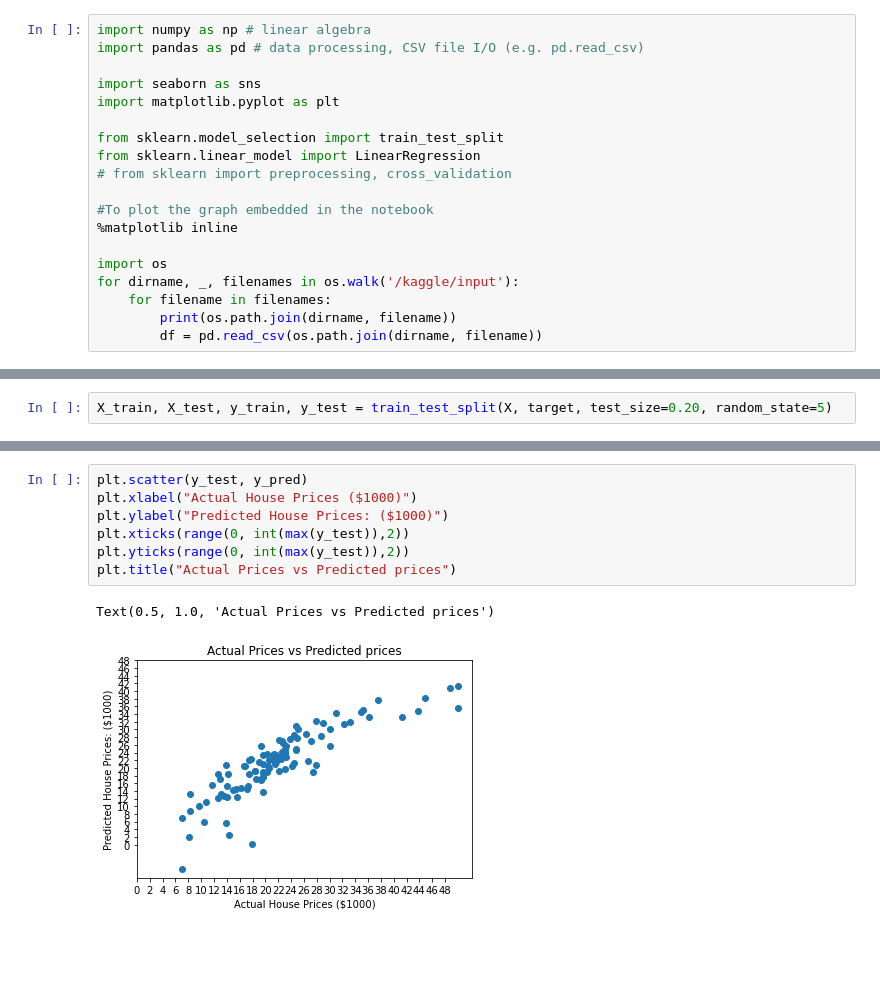
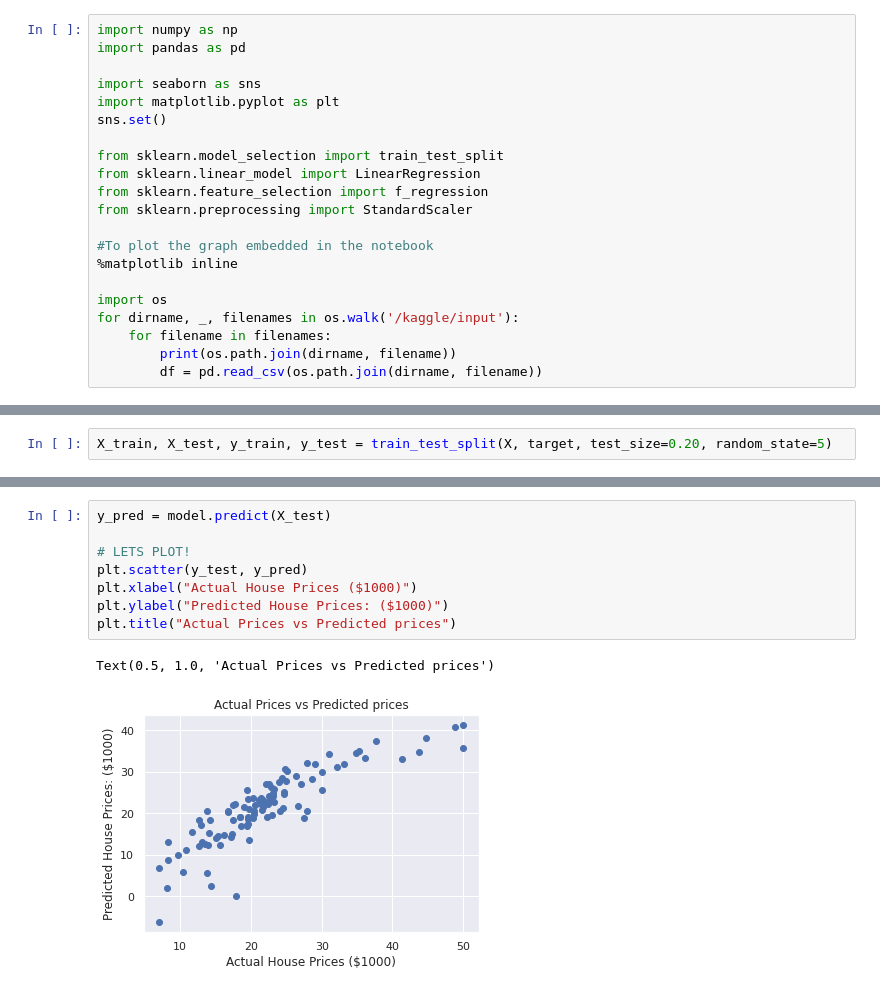
Before and after one commit to Tashhfia/Boston-House-Prices, a Jupyter notebook: house-price-prediction.ipynb, the cells around one changed output, grey strips where cells are left out. Saved outputs shown, nothing was run; the diff lists cells and outputs as text; blank space fills up the shorter version.

Commit message:
Kaggle Notebook | House-Price-Prediction-With-LinearRegression | Version 7

```diff
--- a/house-price-prediction.ipynb
+++ b/house-price-prediction.ipynb
@@ -1,13 +1,15 @@
 # %%
-import numpy as np # linear algebra
-import pandas as pd # data processing, CSV file I/O (e.g. pd.read_csv)
+import numpy as np
+import pandas as pd
 
 import seaborn as sns
 import matplotlib.pyplot as plt
+sns.set()
 
 from sklearn.model_selection import train_test_split
 from sklearn.linear_model import LinearRegression
-# from sklearn import preprocessing, cross_validation
+from sklearn.feature_selection import f_regression
+from sklearn.preprocessing import StandardScaler
 
 #To plot the graph embedded in the notebook
 %matplotlib inline
@@ -90,10 +130,11 @@ y_pred = model.predict(X_test)
 # %%
+y_pred = model.predict(X_test)
+
+# LETS PLOT!
 plt.scatter(y_test, y_pred)
 plt.xlabel("Actual House Prices ($1000)")
 plt.ylabel("Predicted House Prices: ($1000)")
-plt.xticks(range(0, int(max(y_test)),2))
-plt.yticks(range(0, int(max(y_test)),2))
 plt.title("Actual Prices vs Predicted prices")
 # %% [output]
 Text(0.5, 1.0, 'Actual Prices vs Predicted prices')
-[figure, old version]
+[figure, new version]
```
Also changed, not shown: parts of 16 cells of this notebook.
